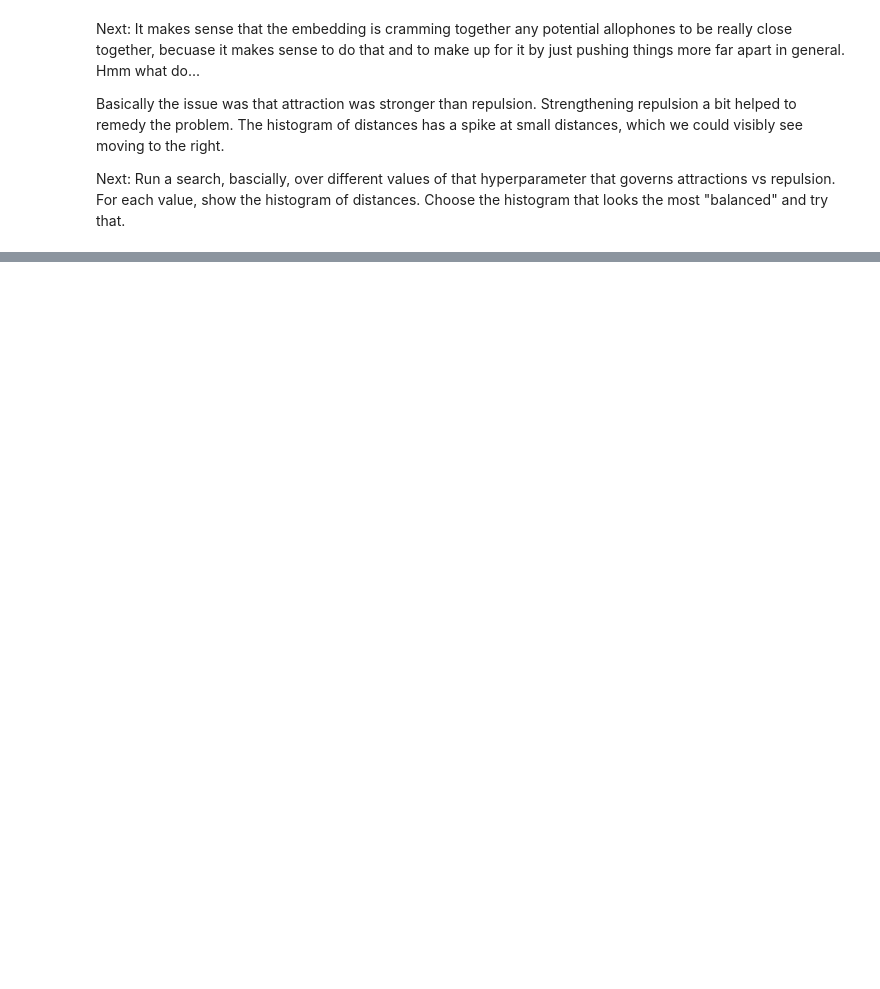
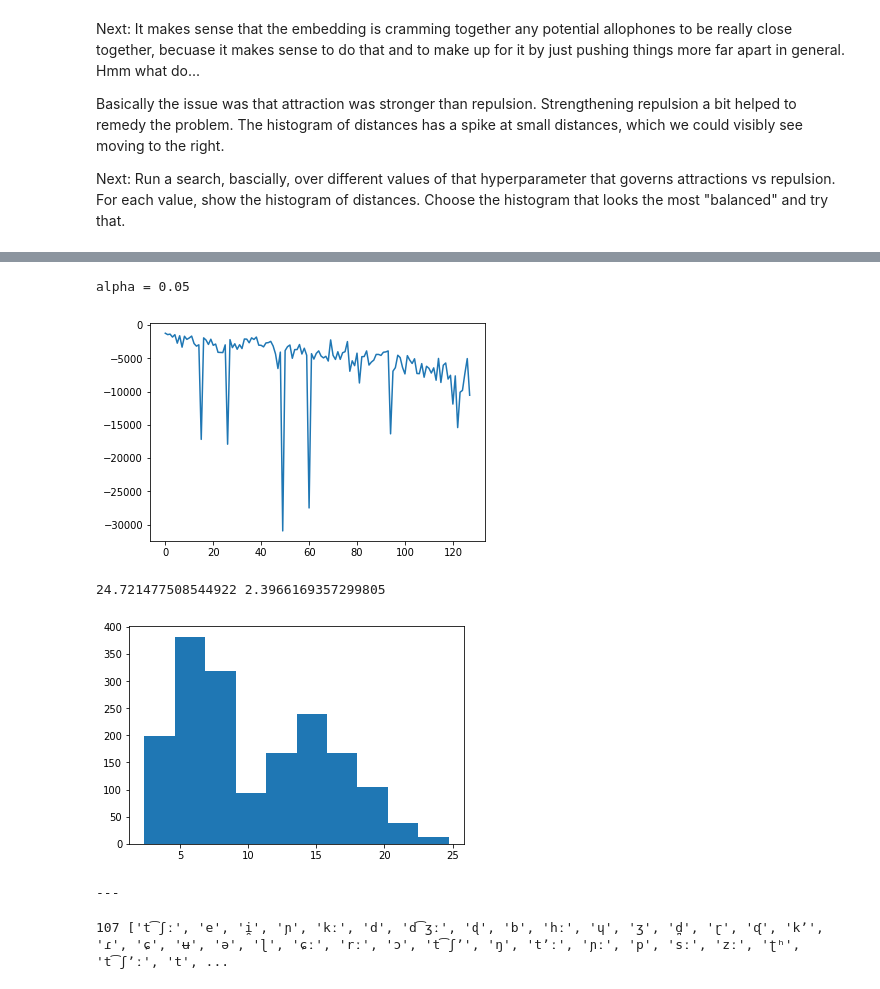
Before and after one commit to ebrahimebrahim/wordgen2, a Jupyter notebook: exploration3.ipynb, the cells around one changed output, grey strips where cells are left out. Saved outputs shown, nothing was run; the diff lists cells and outputs as text; code cells hidden in the pictures; blank space fills up the shorter version.

```diff
--- a/exploration3.ipynb
+++ b/exploration3.ipynb
@@ -101,5 +223,7 @@ def allophone_data_by_language(num_lists=np.inf):
 # %%
 allophone_data_by_language_list = list(allophone_data_by_language())
+# %%
+allophone_data_by_language_phoible_list = list(allophone_data_by_language_phoible())
 # %%
 import random
 
@@ -108,6 +232,14 @@ def allophone_data_by_language_shuffled():
     random.shuffle(indices)
     for index in indices:
         yield allophone_data_by_language_list[index]
+# %%
+import random
+
+def allophone_data_by_language_phoible_shuffled():
+    indices = list(range(len(allophone_data_by_language_phoible_list)))
+    random.shuffle(indices)
+    for index in indices:
+        yield allophone_data_by_language_phoible_list[index]
 # %%
 def distinct_pairs(N):
     """Generate pairs of integers i<j such that 0 <= i < j < N"""
@@ -338,0 +497,37 @@ alpha = 0.04
+# %%
+ipa_chars = wg.load_ipa_chars('eng-Latn')
+
+dists = []
+for c1 in ipa_chars:
+    for c2 in ipa_chars:
+        s1,s2 = to_phoible_fts(c1),to_phoible_fts(c2)
+        assert(len(s1)==1)
+        assert(len(s2)==1)
+        s1,s2 = s1[0],s2[0]
+        if c1 != c2 : dists.append(dist(s1,s2))
+max_dist,min_dist = max(dists),min(dists)
+print("\nalpha =",alpha)
+plt.plot(costs_plot)
+plt.show()
+print(max_dist,min_dist)
+plt.hist(dists)
+plt.show()
+print("---")
+# %% [output]
+alpha = 0.05
+[figure, added]
+24.721477508544922 2.3966169357299805
+[figure, added]
+---
+# %%
+ipa_charsets = ['eng-Latn','ind-Latn','ita-Latn','kaz-Cyrl','orm-Latn','pan-Guru']
+ipa_chars = set()
+for ipa_charset in ipa_charsets:
+    ipa_chars = ipa_chars.union(wg.load_ipa_chars(ipa_charset))
+ipa_chars.remove('ː')
+ipa_chars.remove('̃')
+ipa_chars = list(ipa_chars)
+num_chars = len(ipa_chars)
+print(num_chars,ipa_chars)
+# %% [output]
+107 ['t͡ʃː', 'e', 'i̯', 'ɲ', 'kː', 'd', 'd͡ʒː', 'ɖ', 'b', 'hː', 'ɥ', 'ʒ', 'd̪', 'ɽ', 'ᶑ', 'kʼ', 'ɾ', 'ɕ', 'ʉ', 'ə', 'ɭ', 'ɕː', 'rː', 'ɔ', 't͡ʃʼ', 'ŋ', 'tʼː', 'ɲː', 'p', 'sː', 'zː', 'ʈʰ', 't͡ʃʼː', 't', ...
```
Also changed, not shown: parts of 14 cells of this notebook, 1 other file.
